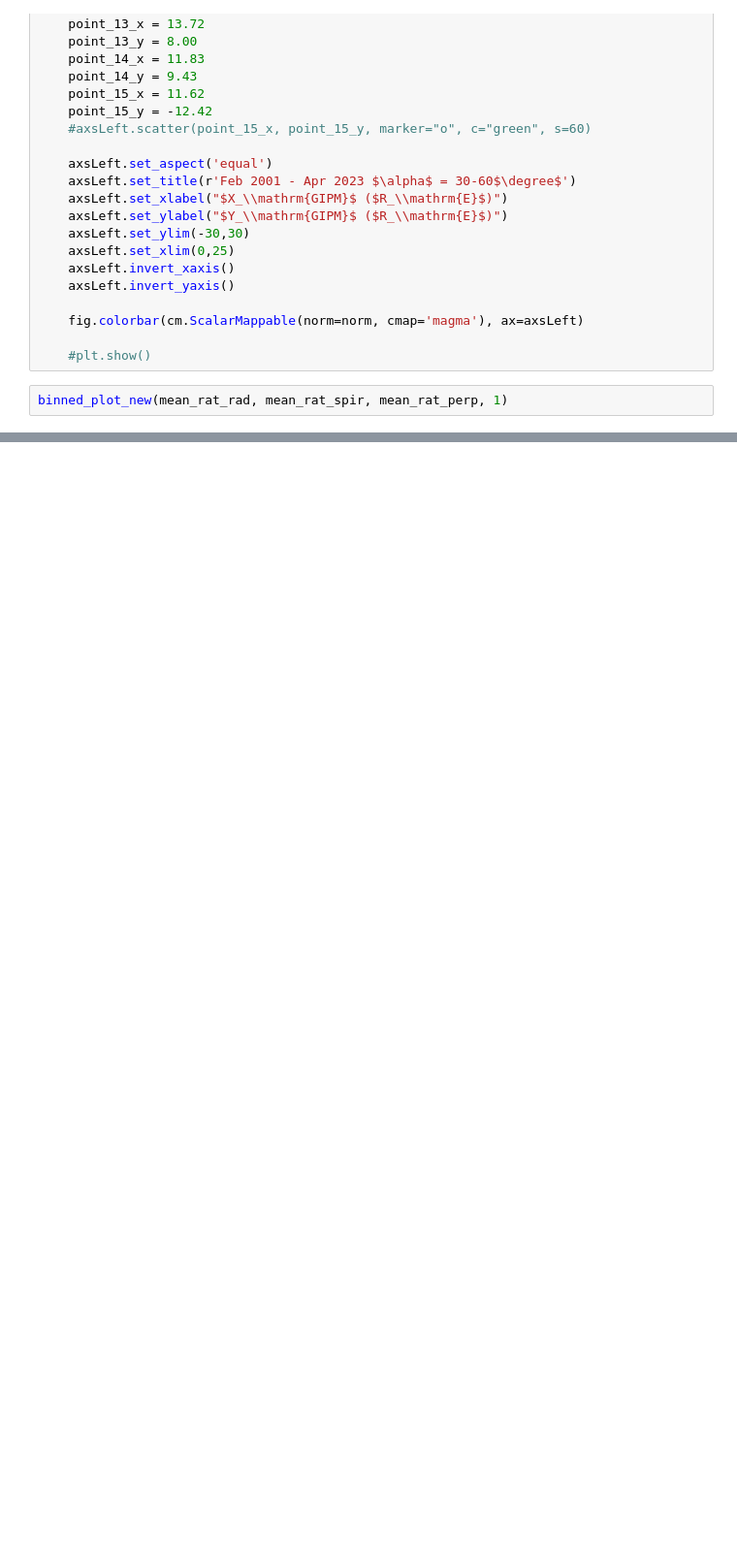
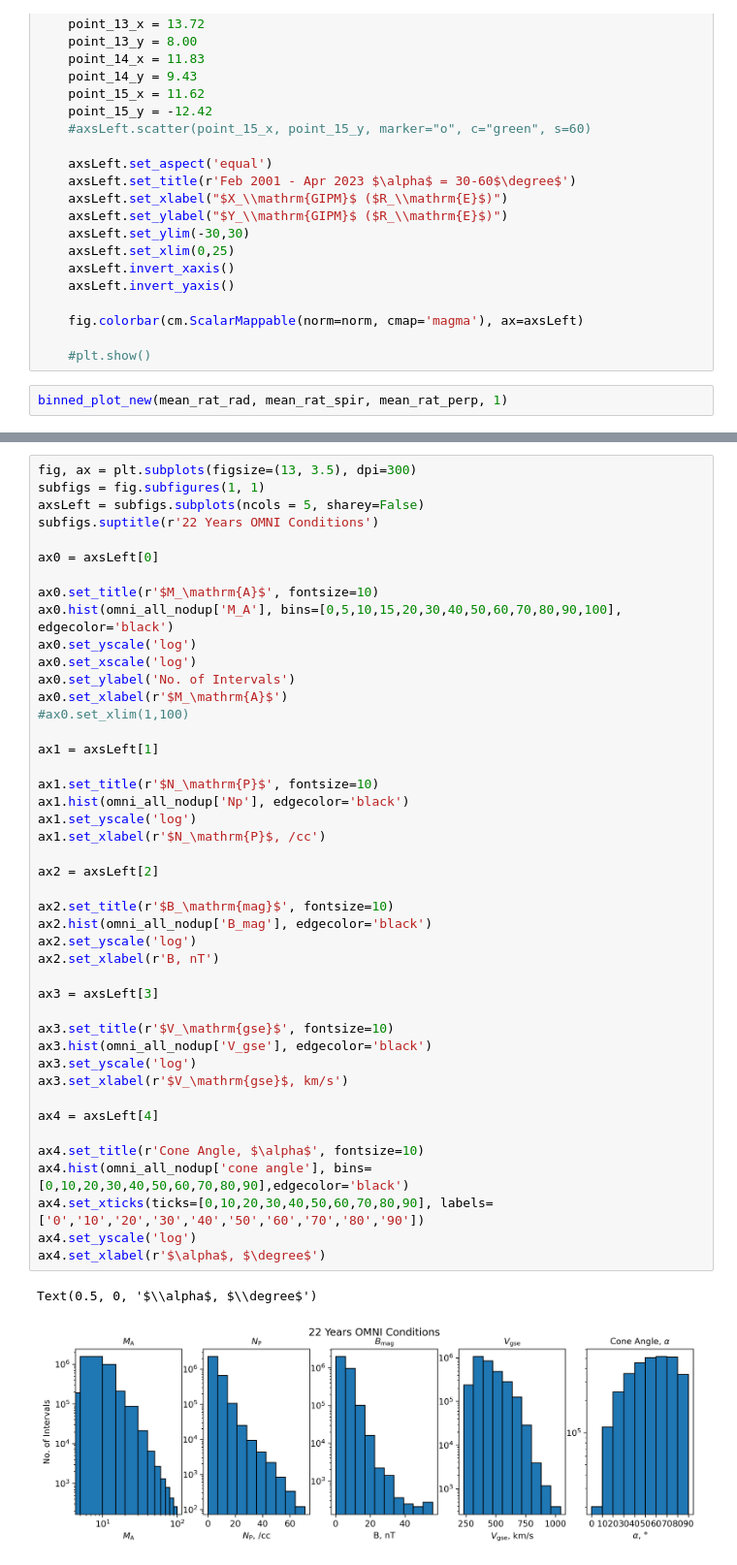
Before and after one commit to solarwindstream/gipm-mapping, a Jupyter notebook: Fine_Binning.ipynb, the cells around one changed output, grey strips where cells are left out. Shown at 97% size. Drawn from its saved outputs; the diff is of its cells as text; blank space fills up the shorter version.

```diff
--- a/Fine_Binning.ipynb
+++ b/Fine_Binning.ipynb
@@ -2499,0 +1660,47 @@ binned_plot_new(mean_rat_rad, mean_rat_spir, mean_rat_perp, 1)
+# %%
+fig, ax = plt.subplots(figsize=(13, 3.5), dpi=300)
+subfigs = fig.subfigures(1, 1)
+axsLeft = subfigs.subplots(ncols = 5, sharey=False)
+subfigs.suptitle(r'22 Years OMNI Conditions')
+
+ax0 = axsLeft[0]
+
+ax0.set_title(r'$M_\mathrm{A}$', fontsize=10)
+ax0.hist(omni_all_nodup['M_A'], bins=[0,5,10,15,20,30,40,50,60,70,80,90,100], edgecolor='black')
+ax0.set_yscale('log')
+ax0.set_xscale('log')
+ax0.set_ylabel('No. of Intervals')
+ax0.set_xlabel(r'$M_\mathrm{A}$')
+#ax0.set_xlim(1,100)
+
+ax1 = axsLeft[1]
+
+ax1.set_title(r'$N_\mathrm{P}$', fontsize=10)
+ax1.hist(omni_all_nodup['Np'], edgecolor='black')
+ax1.set_yscale('log')
+ax1.set_xlabel(r'$N_\mathrm{P}$, /cc')
+
+ax2 = axsLeft[2]
+
+ax2.set_title(r'$B_\mathrm{mag}$', fontsize=10)
+ax2.hist(omni_all_nodup['B_mag'], edgecolor='black')
+ax2.set_yscale('log')
+ax2.set_xlabel(r'B, nT')
+
+ax3 = axsLeft[3]
+
+ax3.set_title(r'$V_\mathrm{gse}$', fontsize=10)
+ax3.hist(omni_all_nodup['V_gse'], edgecolor='black')
+ax3.set_yscale('log')
+ax3.set_xlabel(r'$V_\mathrm{gse}$, km/s')
+
+ax4 = axsLeft[4]
+
+ax4.set_title(r'Cone Angle, $\alpha$', fontsize=10)
+ax4.hist(omni_all_nodup['cone angle'], bins=[0,10,20,30,40,50,60,70,80,90],edgecolor='black')
+ax4.set_xticks(ticks=[0,10,20,30,40,50,60,70,80,90], labels=['0','10','20','30','40','50','60','70','80','90'])
+ax4.set_yscale('log')
+ax4.set_xlabel(r'$\alpha$, $\degree$')
+# %% [output]
+Text(0.5, 0, '$\\alpha$, $\\degree$')
+[figure, added]
```
Also changed, not shown: parts of 51 cells of this notebook.
